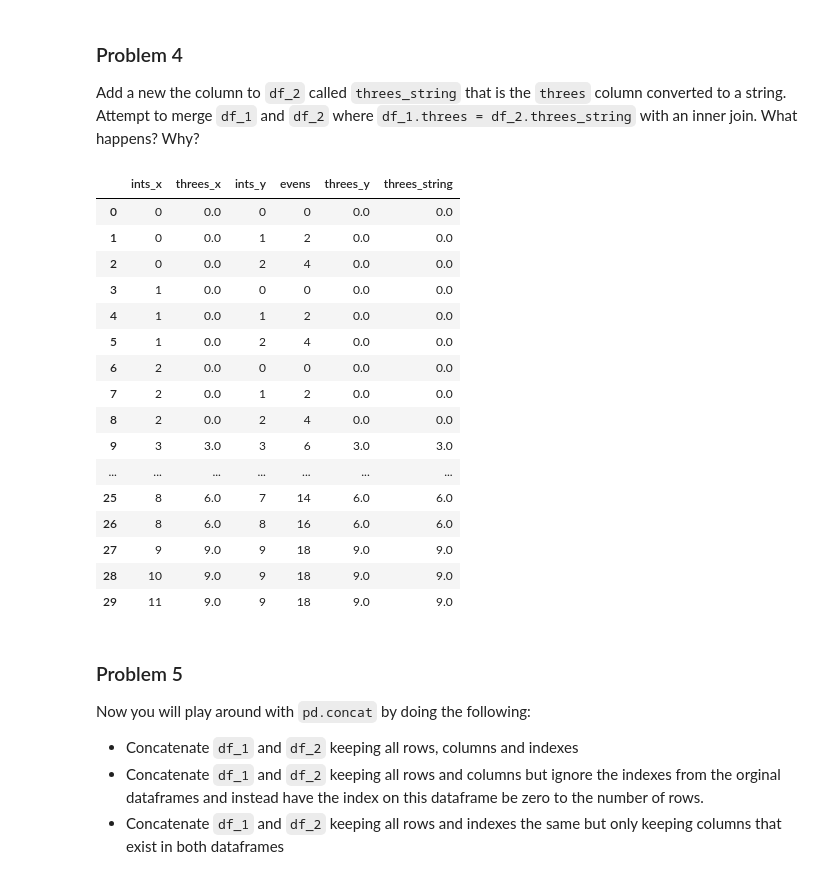
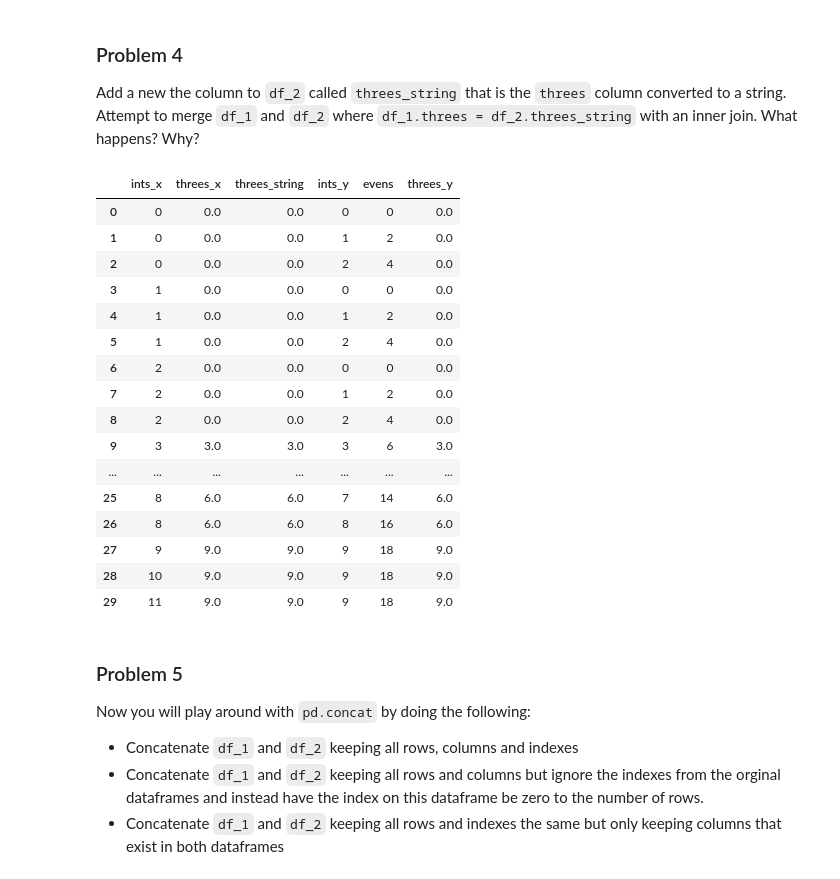
Before and after one commit to mkahlon20/introlpython, a Jupyter notebook: week_8_joining.ipynb, the cells around one changed output. Saved outputs shown, nothing was run; the diff lists cells and outputs as text; code cells hidden in the pictures.

```diff
--- a/week_8_joining.ipynb
+++ b/week_8_joining.ipynb
@@ -321,34 +328,36 @@ m4
 ### Problem 4
 
 Add a new the column to `df_2` called `threes_string` that is the `threes` column converted to a string. Attempt to merge `df_1` and `df_2` where `df_1.threes = df_2.threes_string` with an inner join. What happens? Why?
-# %%
-df_2["threes_string"] = pd.to_numeric(df_2["threes_string"])
-
-pd.merge(
-    df_1,
-    df_2,
-    left_on="threes",
-    right_on="threes_string",
-    how="inner"
-)
-# %% [output]
-|  | ints_x | threes_x | ints_y | evens | threes_y | threes_string |
-| 0 | 0 | 0.0 | 0 | 0 | 0.0 | 0.0 |
-| 1 | 0 | 0.0 | 1 | 2 | 0.0 | 0.0 |
-| 2 | 0 | 0.0 | 2 | 4 | 0.0 | 0.0 |
-| 3 | 1 | 0.0 | 0 | 0 | 0.0 | 0.0 |
-| 4 | 1 | 0.0 | 1 | 2 | 0.0 | 0.0 |
-| 5 | 1 | 0.0 | 2 | 4 | 0.0 | 0.0 |
-| 6 | 2 | 0.0 | 0 | 0 | 0.0 | 0.0 |
-| 7 | 2 | 0.0 | 1 | 2 | 0.0 | 0.0 |
-| 8 | 2 | 0.0 | 2 | 4 | 0.0 | 0.0 |
-| 9 | 3 | 3.0 | 3 | 6 | 3.0 | 3.0 |
-| ... | ... | ... | ... | ... | ... | ... |
-| 25 | 8 | 6.0 | 7 | 14 | 6.0 | 6.0 |
-| 26 | 8 | 6.0 | 8 | 16 | 6.0 | 6.0 |
-| 27 | 9 | 9.0 | 9 | 18 | 9.0 | 9.0 |
-| 28 | 10 | 9.0 | 9 | 18 | 9.0 | 9.0 |
-| 29 | 11 | 9.0 | 9 | 18 | 9.0 | 9.0 |
+# %%
+# this returns error
+df_2["threes_string"] = df_2["threes"].astype(str)
+# convert df_1 to string
+df_1['threes_string'] = df_1['threes'].astype(str)
+
+df_1.merge(
+    df_2,
+    left_on="threes_string",
+    right_on="threes_string",
+    how="inner"
+)
+# %% [output]
+|  | ints_x | threes_x | threes_string | ints_y | evens | threes_y |
+| 0 | 0 | 0.0 | 0.0 | 0 | 0 | 0.0 |
+| 1 | 0 | 0.0 | 0.0 | 1 | 2 | 0.0 |
+| 2 | 0 | 0.0 | 0.0 | 2 | 4 | 0.0 |
+| 3 | 1 | 0.0 | 0.0 | 0 | 0 | 0.0 |
+| 4 | 1 | 0.0 | 0.0 | 1 | 2 | 0.0 |
+| 5 | 1 | 0.0 | 0.0 | 2 | 4 | 0.0 |
+| 6 | 2 | 0.0 | 0.0 | 0 | 0 | 0.0 |
+| 7 | 2 | 0.0 | 0.0 | 1 | 2 | 0.0 |
+| 8 | 2 | 0.0 | 0.0 | 2 | 4 | 0.0 |
+| 9 | 3 | 3.0 | 3.0 | 3 | 6 | 3.0 |
+| ... | ... | ... | ... | ... | ... | ... |
+| 25 | 8 | 6.0 | 6.0 | 7 | 14 | 6.0 |
+| 26 | 8 | 6.0 | 6.0 | 8 | 16 | 6.0 |
+| 27 | 9 | 9.0 | 9.0 | 9 | 18 | 9.0 |
+| 28 | 10 | 9.0 | 9.0 | 9 | 18 | 9.0 |
+| 29 | 11 | 9.0 | 9.0 | 9 | 18 | 9.0 |
 # %% [markdown]
 ### Problem 5
 
```
Also changed, not shown: parts of 10 cells of this notebook.
